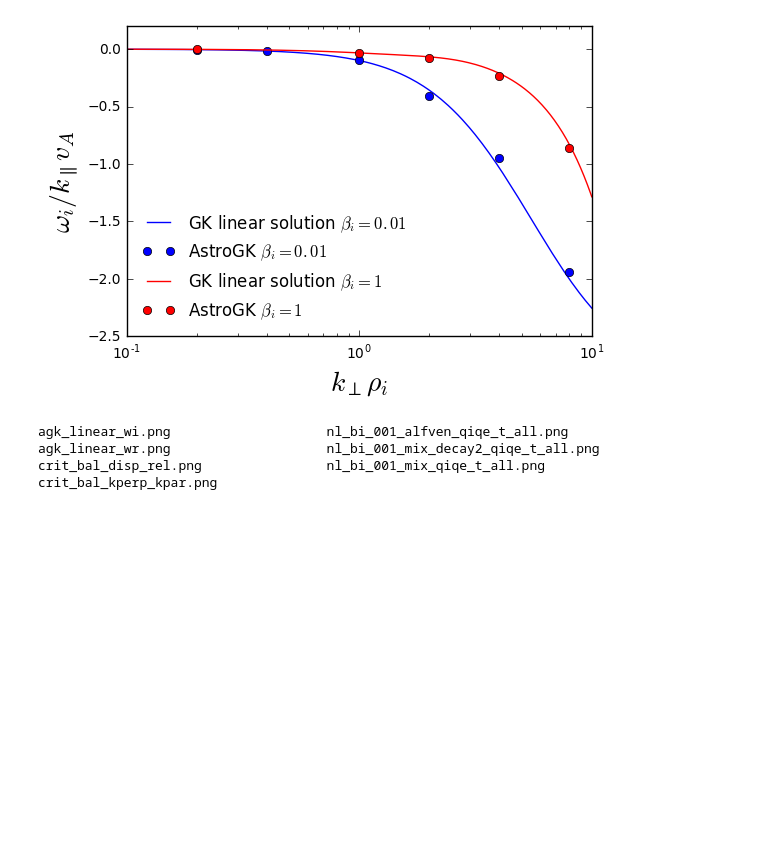
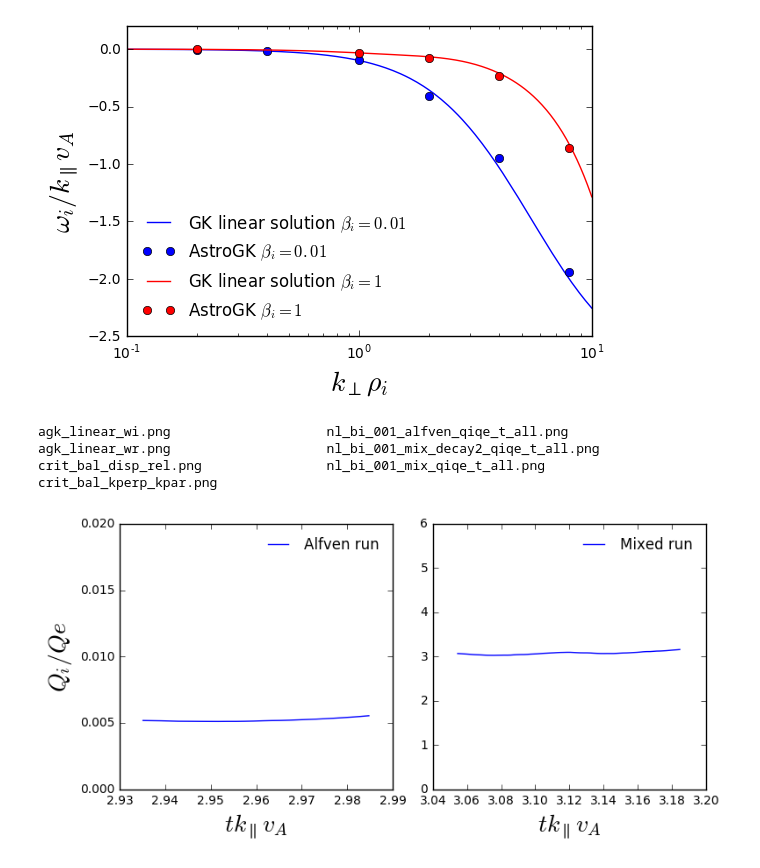
Before and after one commit to YuguangTong/Fourier-Laplace-plasma-response-in-driven-Gyrokinetics, a Jupyter notebook: python/Draft/Draft_201612013.ipynb, the cells around one changed output. Drawn from its saved outputs; the diff is of its cells as text; code cells hidden in the pictures; blank space fills up the shorter version.

```diff
--- a/python/Draft/Draft_201612013.ipynb
+++ b/python/Draft/Draft_201612013.ipynb
@@ -80,0 +86,44 @@ crit_bal_kperp_kpar.png
+# %%
+# data_dir = '/Volumes/yuguang_sd/proj/new_slow_wave_cascade/stampede/new_low_beta/alfven/'
+data_dir = '/Volumes/yuguang_sd/proj/new_slow_wave_cascade/stampede/new_low_beta/'
+# data_dir = '/Volumes/yuguang_sd/proj/new_slow_wave_cascade/stampede/new_low_beta/mix_080_decay2/'
+# file_names = ['mix_1.heat', 'mix_2.heat', 'mix_3.heat']
+# file_names = ['mix_large_4a_next.heat', 'mix_large_4a_6.heat', 'mix_large_7.heat', 'mix_large_8.heat']
+file_names = ['alfven/alfven_large_7.heat', 'mix_080/mix_large_8.heat']
+# file_names = ['alfven_large_4a_next.heat', 'alfven_large_4a_6.heat', 'alfven_large_7.heat']
+# file_names = ['alfven_1.heat', 'alfven_2.heat']
+bi = 0.01
+per = 2*np.pi*np.sqrt(bi)/1.0
+
+t, hi, he, ci, impci, impce, hci = np.empty(0), np.empty(0), np.empty(0), np.empty(0), np.empty(0), np.empty(0),  np.empty(0)
+
+# ci (column 21), impci (17), and hci (19)
+
+t0 = 0
+t, impci, impce = {}, {}, {}
+for i, file in enumerate(file_names):
+    path = os.path.join(data_dir, file)
+    heat = np.loadtxt(path)
+    impci[i] = -heat[1:, 16]
+    impce[i] = -heat[1:, 17]
+    t[i] = heat[1:, 0]/per
+    if i == len(file_names)-1:
+        t0 = heat[0, 0]/per
+# %%
+fs = 20
+fig, axes = plt.subplots(1, 2, figsize = [8, 4])
+axes[0].plot(t[0], impci[0]/impce[0], label = 'Alfven run')
+axes[0].set_ylim(0, 0.02)
+axes[0].set_xlabel('$tk_\parallel v_A$', fontsize = fs)
+axes[0].legend(loc='best', frameon=False)
+axes[0].set_ylabel('$Q_i/Qe$',  fontsize = fs)
+
+axes[1].plot(t[1], impci[1]/impce[1], label = 'Mixed run')
+axes[1].set_ylim(0, 6)
+axes[1].set_xlabel('$tk_\parallel v_A$', fontsize = fs)
+axes[1].legend(loc='best', frameon=False)
+
+plt.tight_layout()
+# fig.savefig('nl_bi_001_qiqe_t_8.png', dpi = 300)
+# %% [output]
+[figure, added]
```
Also changed, not shown: parts of 1 cell of this notebook, 14 other files.
